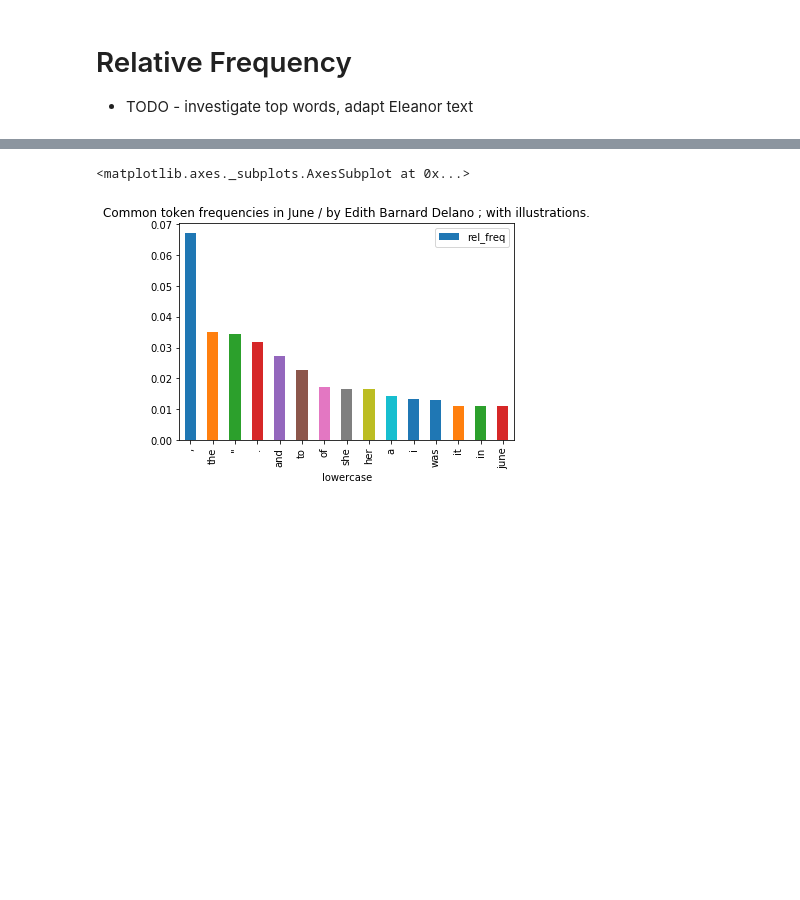
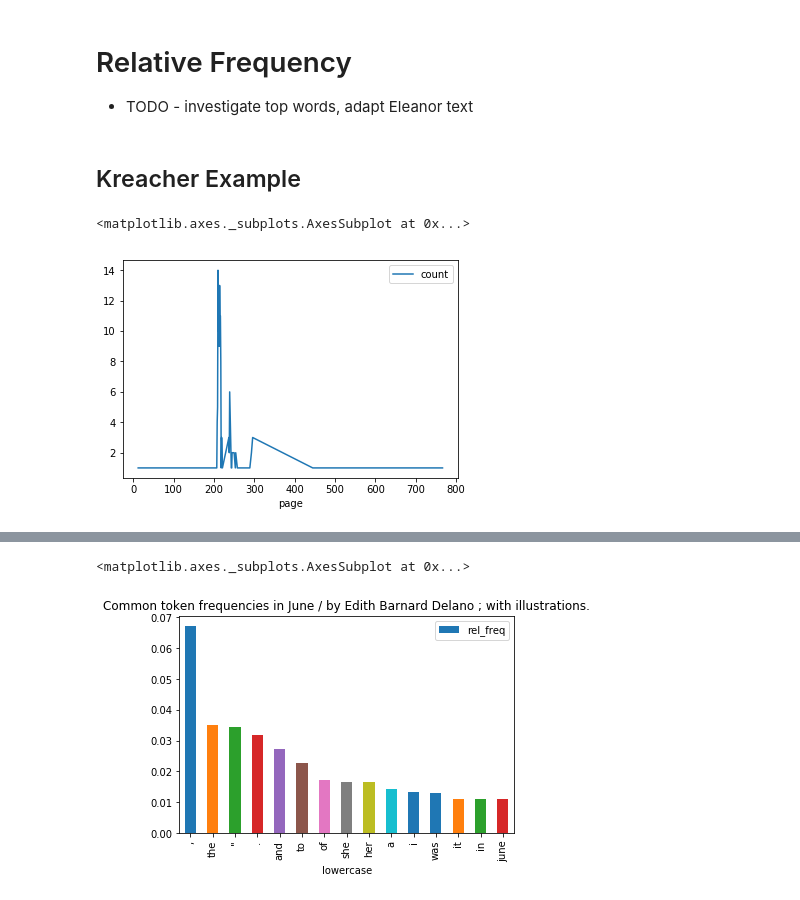
Before and after one commit to organisciak/HTRC-EF-Workshop, a Jupyter notebook: RelativeFrequency.ipynb, the cells around one changed output, grey strips where cells are left out. Cells and saved outputs as stored; diff of their text form; code cells hidden in the pictures; blank space fills up the shorter version.

Commit message:
Kreacher example

```diff
--- a/RelativeFrequency.ipynb
+++ b/RelativeFrequency.ipynb
@@ -5,3 +5,13 @@
 # %%
 %matplotlib inline
 from htrc_features import FeatureReader
+# %% [markdown]
+## Kreacher Example
+# %%
+vol = FeatureReader(ids=['uc1.32106019703807']).first()
+tl = vol.tokenlist(pos=True, pages=True, case=True)
+kreacher = tl.loc[(slice(None), slice(None), 'Kreacher','NNP'),].reset_index()
+kreacher.plot(x='page', y='count')
+# %% [output]
+<matplotlib.axes._subplots.AxesSubplot at 0x...>
+[figure, added]
```
Also changed, not shown: parts of 2 cells of this notebook.
